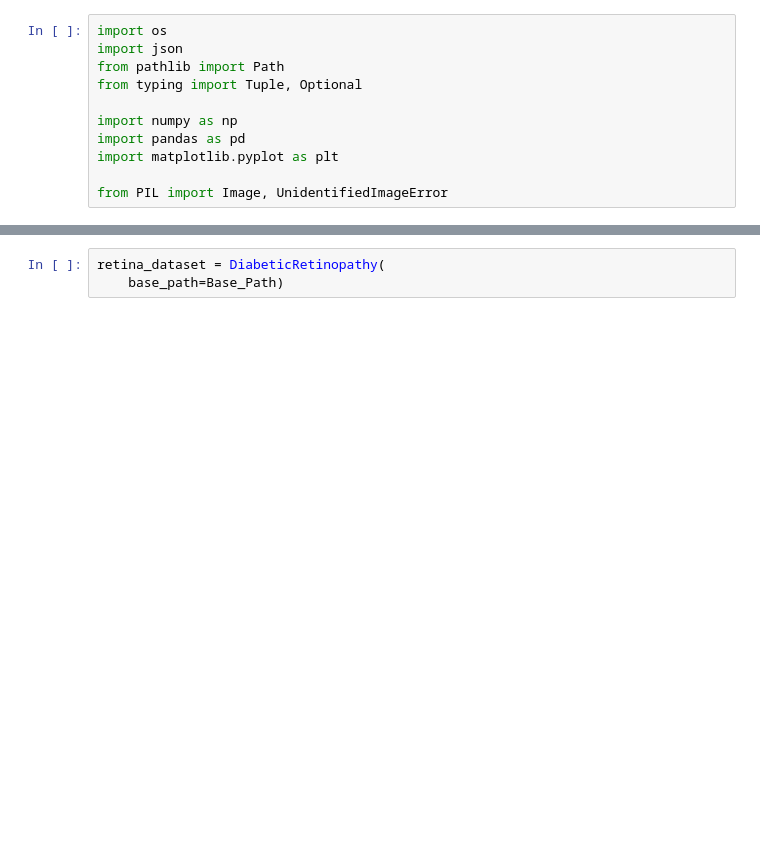
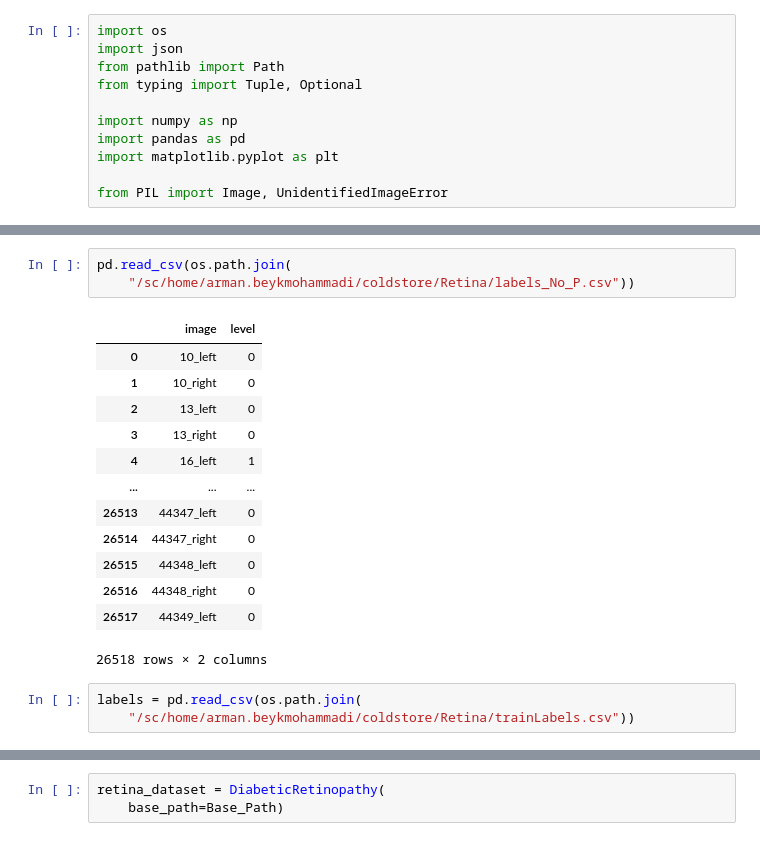
Before and after one commit to Mjavan/ExplainingStatisticalTests, a Jupyter notebook: Retina-notebook.ipynb, the cells around one changed output, grey strips where cells are left out. Cells and saved outputs as stored; diff of their text form; blank space fills up the shorter version.

```diff
--- a/Retina-notebook.ipynb
+++ b/Retina-notebook.ipynb
@@ -14,0 +40,20 @@ Base_Path = "~/coldstore"
+# %%
+pd.read_csv(os.path.join(
+    "/sc/home/arman.beykmohammadi/coldstore/Retina/labels_No_P.csv"))
+# %% [output]
+|  | image | level |
+| 0 | 10_left | 0 |
+| 1 | 10_right | 0 |
+| 2 | 13_left | 0 |
+| 3 | 13_right | 0 |
+| 4 | 16_left | 1 |
+| ... | ... | ... |
+| 26513 | 44347_left | 0 |
+| 26514 | 44347_right | 0 |
+| 26515 | 44348_left | 0 |
+| 26516 | 44348_right | 0 |
+| 26517 | 44349_left | 0 |
+26518 rows × 2 columns
+# %%
+labels = pd.read_csv(os.path.join(
+    "/sc/home/arman.beykmohammadi/coldstore/Retina/trainLabels.csv"))
```
Also changed, not shown: parts of 14 cells of this notebook.
